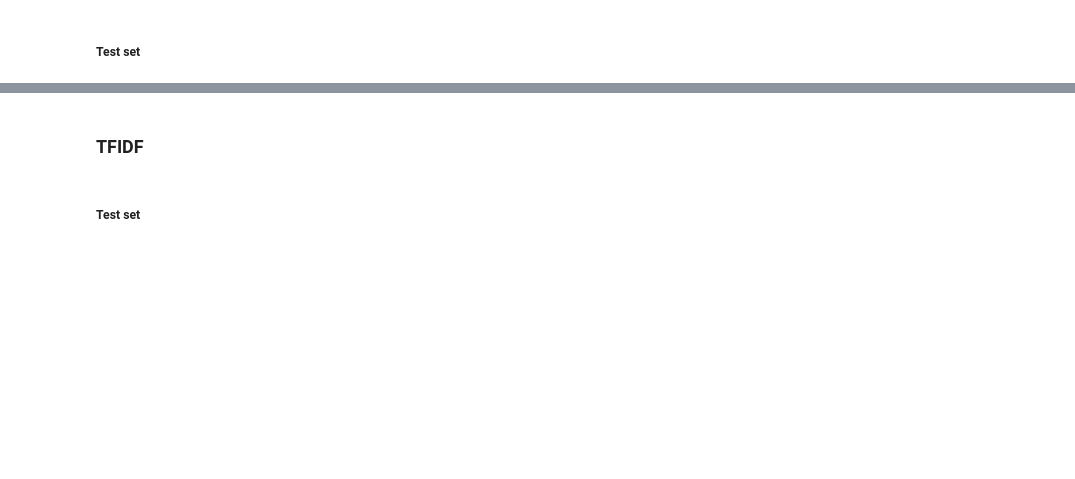
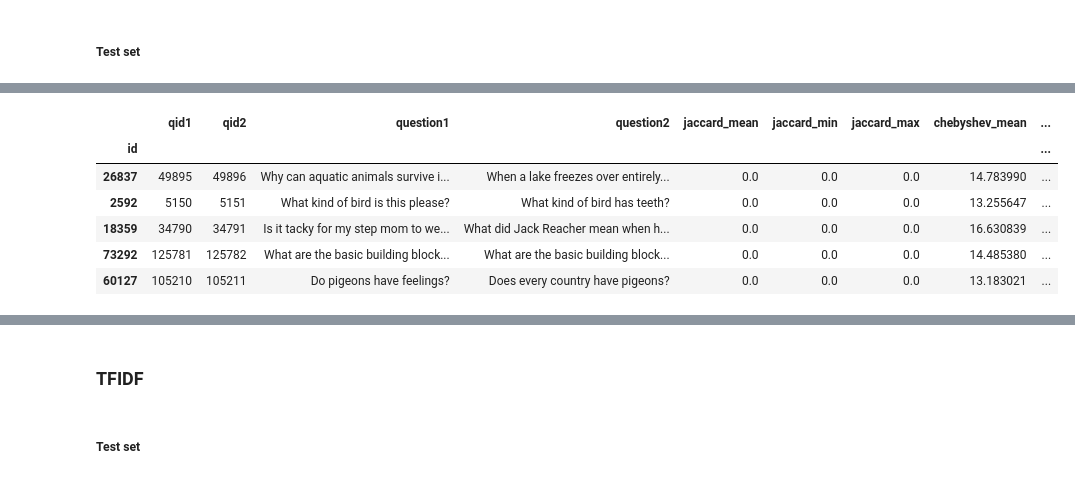
Before and after one commit to sirisurab/dupquest, a Jupyter notebook: src/EDA.ipynb, the cells around one changed output, grey strips where cells are left out. Drawn from its saved outputs; the diff is of its cells as text; code cells hidden in the pictures; blank space fills up the shorter version.

```diff
--- a/src/EDA.ipynb
+++ b/src/EDA.ipynb
@@ -595,0 +665,84 @@ X_test.head()
+# %%
+minkowski = compute(*minkowski)
+# %%
+seuclidean = compute(*seuclidean)
+# %%
+sokalsneath = compute(*sokalsneath)
+# %%
+sqeuclidean = compute(*sqeuclidean)
+# %%
+X_test = pd.concat([X_test,
+                     pd.Series((x for x,_,_ in jaccard), name='jaccard_mean',index=X_test.index),
+                     pd.Series((x for _,x,_ in jaccard), name='jaccard_min',index=X_test.index),
+                     pd.Series((x for _,_,x in jaccard), name='jaccard_max',index=X_test.index),
+                     pd.Series((x for x,_,_ in chebyshev), name='chebyshev_mean',index=X_test.index),
+                     pd.Series((x for _,x,_ in chebyshev), name='chebyshev_min',index=X_test.index),
+                     pd.Series((x for _,_,x in chebyshev), name='chebyshev_max',index=X_test.index),
+                     pd.Series((x for x,_,_ in braycurtis), name='braycurtis_mean',index=X_test.index),
+                     pd.Series((x for _,x,_ in braycurtis), name='braycurtis_min',index=X_test.index),
+                     pd.Series((x for _,_,x in braycurtis), name='braycurtis_max',index=X_test.index),
+                     pd.Series((x for x,_,_ in cosine), name='cosine_mean',index=X_test.index),
+                     pd.Series((x for _,x,_ in cosine), name='cosine_min',index=X_test.index),
+                     pd.Series((x for _,_,x in cosine), name='cosine_max',index=X_test.index),
+                     pd.Series((x for x,_,_ in correlation), name='correlation_mean',index=X_test.index),
+                     pd.Series((x for _,x,_ in correlation), name='correlation_min',index=X_test.index),
+                     pd.Series((x for _,_,x in correlation), name='correlation_max',index=X_test.index),
+                     pd.Series((x for x,_,_ in hamming), name='hamming_mean',index=X_test.index),
+                     pd.Series((x for _,x,_ in hamming), name='hamming_min',index=X_test.index),
+                     pd.Series((x for _,_,x in hamming), name='hamming_max',index=X_test.index),
+                     pd.Series((x for x,_,_ in canberra), name='canberra_mean',index=X_test.index),
+                     pd.Series((x for _,x,_ in canberra), name='canberra_min',index=X_test.index),
+                     pd.Series((x for _,_,x in canberra), name='canberra_max',index=X_test.index),
+                     pd.Series((x for _,_,x in hausdorff), name='hausdorff',index=X_test.index),
+                     pd.Series((x for x,_,_ in cityblock), name='cityblock_mean',index=X_test.index),
+                     pd.Series((x for _,x,_ in cityblock), name='cityblock_min',index=X_test.index),
+                     pd.Series((x for _,_,x in cityblock), name='cityblock_max',index=X_test.index),
+                     pd.Series((x for x,_,_ in euclidean), name='euclidean_mean',index=X_test.index),
+                     pd.Series((x for _,x,_ in euclidean), name='euclidean_min',index=X_test.index),
+                     pd.Series((x for _,_,x in euclidean), name='euclidean_max',index=X_test.index),
+                     pd.Series((x for x,_,_ in l1), name='l1_mean',index=X_test.index),
+                     pd.Series((x for _,x,_ in l1), name='l1_min',index=X_test.index),
+                     pd.Series((x for _,_,x in l1), name='l1_max',index=X_test.index),
+                     pd.Series((x for x,_,_ in l2), name='l2_mean',index=X_test.index),
+                     pd.Series((x for _,x,_ in l2), name='l2_min',index=X_test.index),
+                     pd.Series((x for _,_,x in l2), name='l2_max',index=X_test.index),
+                     pd.Series((x for x,_,_ in manhattan), name='manhattan_mean',index=X_test.index),
+                     pd.Series((x for _,x,_ in manhattan), name='manhattan_min',index=X_test.index),
+                     pd.Series((x for _,_,x in manhattan), name='manhattan_max',index=X_test.index),
+                     pd.Series((x for x,_,_ in dice), name='dice_mean',index=X_test.index),
+                     pd.Series((x for _,x,_ in dice), name='dice_min',index=X_test.index),
+                     pd.Series((x for _,_,x in dice), name='dice_max',index=X_test.index),
+                     pd.Series((x for x,_,_ in kulsinski), name='kulsinski_mean',index=X_test.index),
+                     pd.Series((x for _,x,_ in kulsinski), name='kulsinski_min',index=X_test.index),
+                     pd.Series((x for _,_,x in kulsinski), name='kulsinski_max',index=X_test.index),
+                     pd.Series((x for x,_,_ in rogerstanimoto), name='rogerstanimoto_mean',index=X_test.index),
+                     pd.Series((x for _,x,_ in rogerstanimoto), name='rogerstanimoto_min',index=X_test.index),
+                     pd.Series((x for _,_,x in rogerstanimoto), name='rogerstanimoto_max',index=X_test.index),
+                     pd.Series((x for x,_,_ in russellrao), name='russellrao_mean',index=X_test.index),
+                     pd.Series((x for _,x,_ in russellrao), name='russellrao_min',index=X_test.index),
+                     pd.Series((x for _,_,x in russellrao), name='russellrao_max',index=X_test.index),
+                     pd.Series((x for x,_,_ in sokalmichener), name='sokalmichener_mean',index=X_test.index),
+                     pd.Series((x for _,x,_ in sokalmichener), name='sokalmichener_min',index=X_test.index),
+                     pd.Series((x for _,_,x in sokalmichener), name='sokalmichener_max',index=X_test.index),
+                     pd.Series((x for x,_,_ in minkowski), name='minkowski_mean',index=X_test.index),
+                     pd.Series((x for _,x,_ in minkowski), name='minkowski_min',index=X_test.index),
+                     pd.Series((x for _,_,x in minkowski), name='minkowski_max',index=X_test.index),
+                     pd.Series((x for x,_,_ in seuclidean), name='seuclidean_mean',index=X_test.index),
+                     pd.Series((x for _,x,_ in seuclidean), name='seuclidean_min',index=X_test.index),
+                     pd.Series((x for _,_,x in seuclidean), name='seuclidean_max',index=X_test.index),
+                     pd.Series((x for x,_,_ in sokalsneath), name='sokalsneath_mean',index=X_test.index),
+                     pd.Series((x for _,x,_ in sokalsneath), name='sokalsneath_min',index=X_test.index),
+                     pd.Series((x for _,_,x in sokalsneath), name='sokalsneath_max',index=X_test.index),
+                     pd.Series((x for x,_,_ in sqeuclidean), name='sqeuclidean_mean',index=X_test.index),
+                     pd.Series((x for _,x,_ in sqeuclidean), name='sqeuclidean_min',index=X_test.index),
+                     pd.Series((x for _,_,x in sqeuclidean), name='sqeuclidean_max',index=X_test.index)
+                    ], axis=1)
+X_test.head()
+# %% [output]
+|  | qid1 | qid2 | question1 | question2 | jaccard_mean | jaccard_min | jaccard_max | chebyshev_mean | ... |
+| id |  |  |  |  |  |  |  |  | ... |
+| 26837 | 49895 | 49896 | Why can aquatic animals survive i... | When a lake freezes over entirely... | 0.0 | 0.0 | 0.0 | 14.783990 | ... |
+| 2592 | 5150 | 5151 | What kind of bird is this please? | What kind of bird has teeth? | 0.0 | 0.0 | 0.0 | 13.255647 | ... |
+| 18359 | 34790 | 34791 | Is it tacky for my step mom to we... | What did Jack Reacher mean when h... | 0.0 | 0.0 | 0.0 | 16.630839 | ... |
+| 73292 | 125781 | 125782 | What are the basic building block... | What are the basic building block... | 0.0 | 0.0 | 0.0 | 14.485380 | ... |
+| 60127 | 105210 | 105211 | Do pigeons have feelings? | Does every country have pigeons? | 0.0 | 0.0 | 0.0 | 13.183021 | ... |
```
Also changed, not shown: parts of 103 cells of this notebook, 2 other files.
